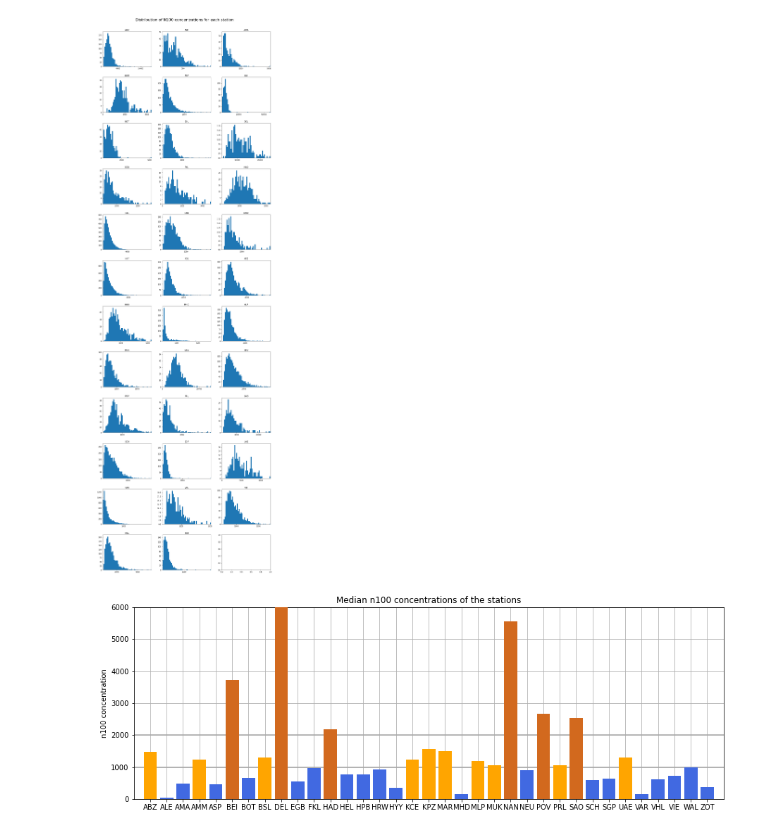
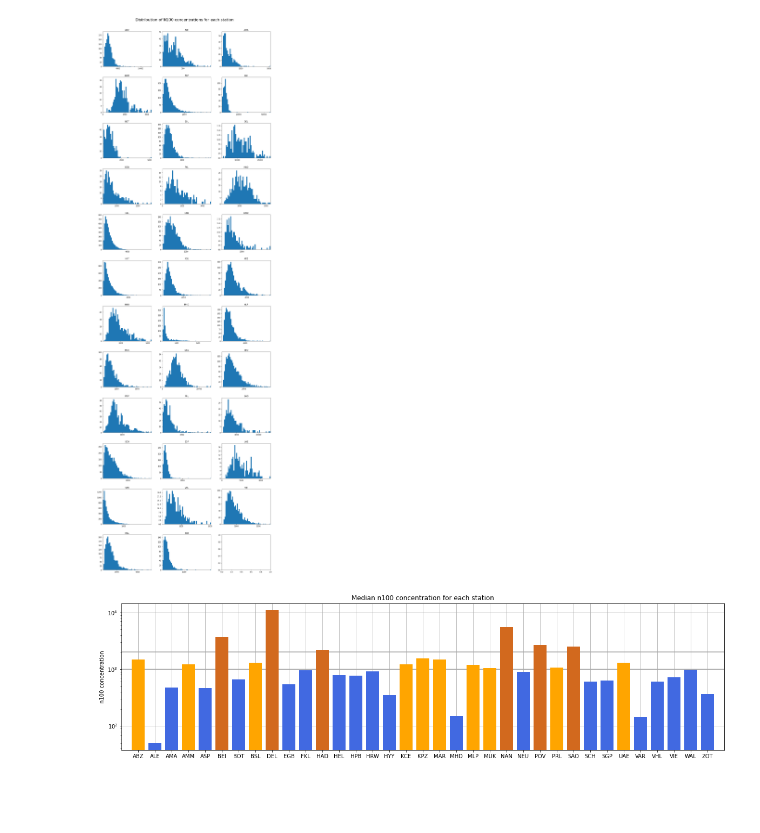
Before and after one commit to ellarauth/CCN-proxy-modeling, a Jupyter notebook: exploratory data analysis.ipynb, the cells around one changed output. Saved outputs shown, nothing was run; the diff lists cells and outputs as text; code cells hidden in the pictures; blank space fills up the shorter version.

```diff
--- a/exploratory data analysis.ipynb
+++ b/exploratory data analysis.ipynb
@@ -71,16 +93,17 @@ data.head()
 
 # data = new_data
 # %%
+# plotting the n100 data for each station over time
 fig, axes = plt.subplots(12, 3, figsize=(15,45))
 axes = iter(axes)
 i = 0
 
-for c in cities:
+for s in stations:
     if i%3 == 0:
         axis = next(axes)
     ax = axis[i%3]
-    ax.plot(data.date.loc[data.station == c], data.n100.loc[data.station == c], lw=0.5)
-    ax.set_title(c)
+    ax.plot(data.date.loc[data.station == s], data.n100.loc[data.station == s], lw=0.5)
+    ax.set_title(s)
     ax.set_xticks(ax.get_xticks()[::3])
     if i%3 == 0:
         ax.set_ylabel('N100 concentration')
@@ -91,18 +114,19 @@ fig.suptitle('N100 concentrations for each station', y=1.01, fontsize=22);
 # %% [output]
 [figure]
 # %%
+# plotting the distribution of n100 values for each station
 fig, axes = plt.subplots(12, 3, figsize=(15, 45))
 axes = iter(axes)
 i = 0
 
-for c in cities:
+for s in stations:
     if i%3 == 0:
         axis = next(axes)
     ax = axis[i%3]
-    ax.hist(data.n100.loc[data.station == c], bins=50)
-    ax.set_title(c)
+    ax.hist(data.n100.loc[data.station == s], bins=50)
+    ax.set_title(s)
     ax.set_xticks(ax.get_xticks()[::3])
-    ax.set_xlim(0, max(data.n100.loc[data.station == c]))
+    ax.set_xlim(0, max(data.n100.loc[data.station == s]))
     i += 1
 
 fig.tight_layout(pad=3)
@@ -110,25 +134,24 @@ fig.suptitle('Distribution of N100 concentrations for each station', y=1.01, fon
 # %% [output]
 [figure]
 # %%
+# plotting the median n100 concentration of each station
 n100_medians = []
-
 for s, group in data.groupby('station'):
     n100_medians.append(group.n100.median())
 
 n100_medians_groups = np.where(np.array(n100_medians) > 1000, 'medium', 'low')
 n100_medians_groups = np.where(np.array(n100_medians) > 2000, 'high', n100_medians_groups)
+n100_medians_colors = list(map(lambda x: {'high':'chocolate', 'medium':'orange', 'low':'royalblue'}[x],
+                               n100_medians_groups))
 
-n100_medians_colors = list(map(lambda x: {'high':'chocolate', 'medium':'orange', 'low':'royalblue'}[x],
-                             n100_medians_groups))
-
-plt.figure(figsize=(15,5))
-plt.bar(cities, n100_medians, zorder=3, color=n100_medians_colors)
+plt.figure(figsize=(20,5))
+plt.bar(stations, n100_medians, zorder=3, color=n100_medians_colors)
 plt.grid(zorder=1)
-plt.hlines([1000, 2000], xmin=-2, xmax=len(cities)+1, zorder=2, color='darkgrey')
-plt.title('Median n100 concentrations of the stations')
+plt.hlines([1000, 2000], xmin=-2, xmax=len(stations)+1, zorder=2, color='darkgrey')
+plt.title('Median n100 concentration for each station')
 plt.ylabel('n100 concentration')
-plt.ylim(0, 6000)
-plt.xlim(-1, len(cities));
+plt.semilogy(base=10)
+plt.xlim(-1, len(stations));
 # %% [output]
-[figure, old version]
+[figure, new version]
 # %%
```
Also changed, not shown: parts of 11 cells of this notebook, 4 other files.
